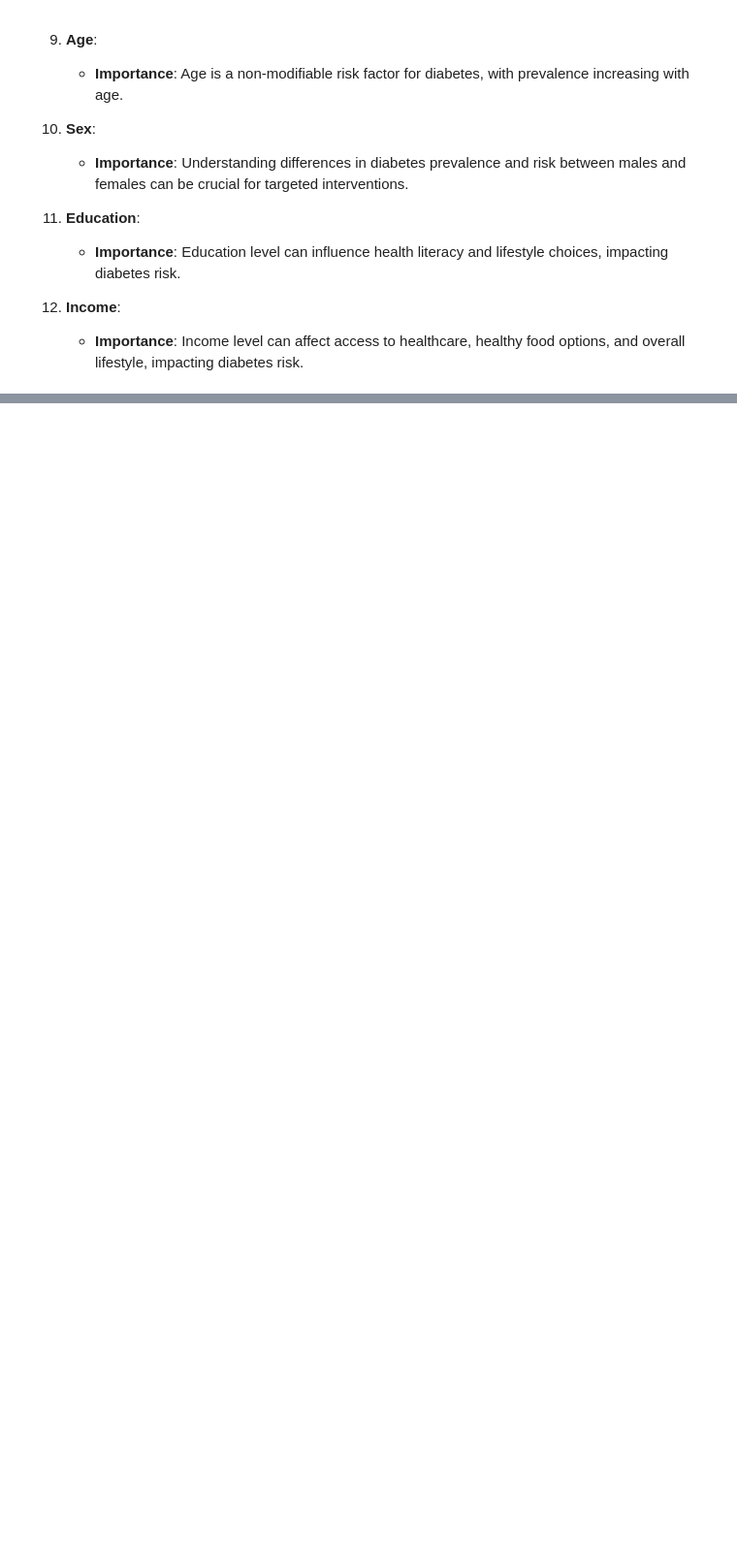
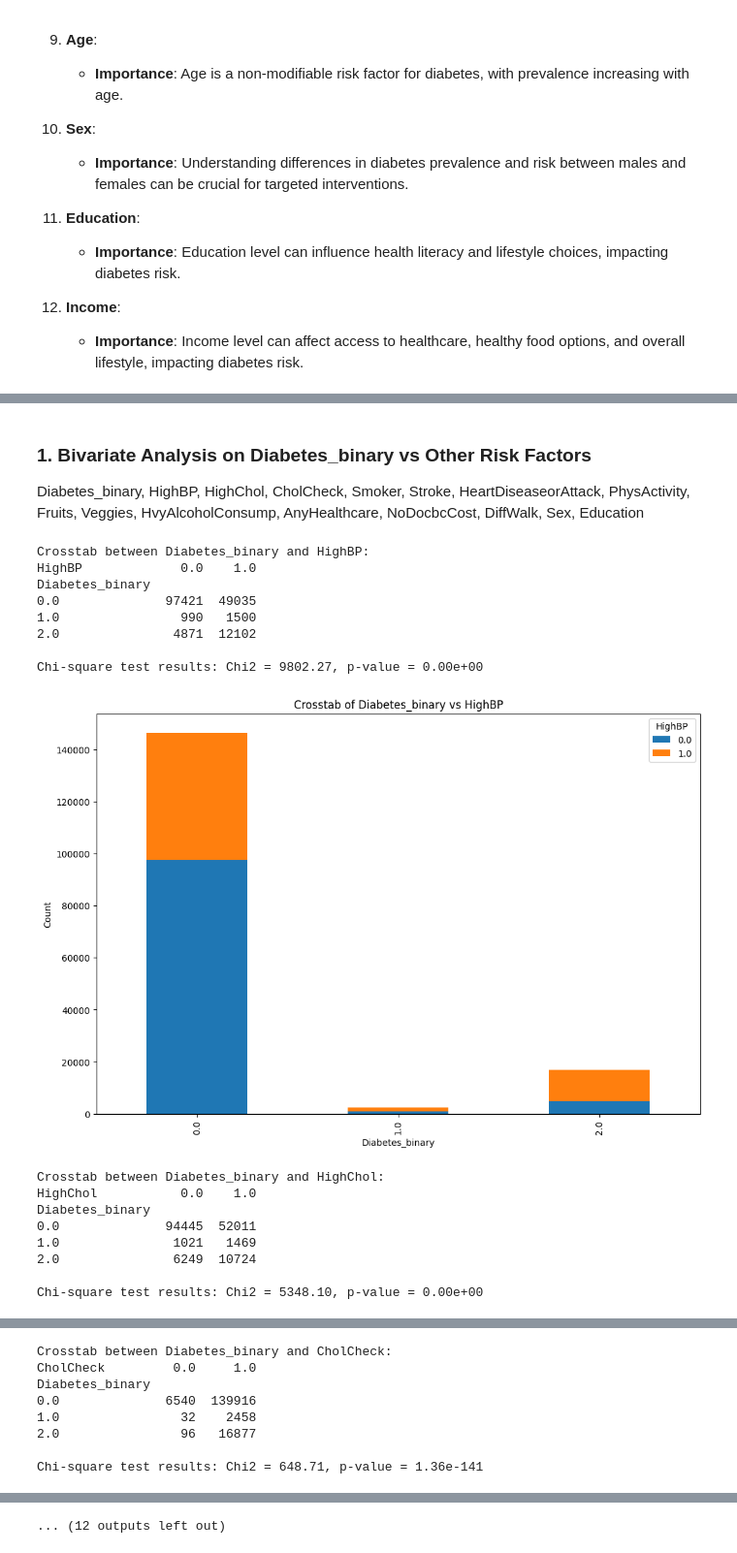
Before and after one commit to shuruebale/Moringa-Capstone-Project, a Jupyter notebook: CAPSTONE PROJECT/CDC_Diabetes_Health_Indicators.ipynb, the cells around one changed output, grey strips where cells are left out. Shown at 97% size. Saved outputs shown, nothing was run; the diff lists cells and outputs as text; code cells hidden in the pictures; blank space fills up the shorter version.

```diff
--- a/CAPSTONE PROJECT/CDC_Diabetes_Health_Indicators.ipynb
+++ b/CAPSTONE PROJECT/CDC_Diabetes_Health_Indicators.ipynb
@@ -253,0 +324,70 @@ This dataset is from the UCI Machine Learning Repository and contains health ind
+# %% [markdown]
+### 1. Bivariate Analysis on Diabetes_binary vs Other Risk Factors
+Diabetes_binary, HighBP, HighChol, CholCheck, Smoker, Stroke, HeartDiseaseorAttack,
+PhysActivity, Fruits, Veggies, HvyAlcoholConsump, AnyHealthcare, NoDocbcCost, DiffWalk,
+Sex, Education
+# %%
+import seaborn as sns
+import pandas as pd
+import matplotlib.pyplot as plt
+from scipy.stats import chi2_contingency
+
+# Function to create a crosstab and perform chi-square test for categorical variables
+def crosstab_analysis(data, col1, col2):
+    crosstab = pd.crosstab(data[col1], data[col2])
+    chi2, p, dof, expected = chi2_contingency(crosstab)
+
+
+    print(f"Crosstab between {col1} and {col2}:")
+    print(crosstab)
+    print(f"\nChi-square test results: Chi2 = {chi2:.2f}, p-value = {p:.2e}\n")
+
+    crosstab.plot(kind='bar', stacked=True, figsize=(12, 8))
+    plt.title(f'Crosstab of {col1} vs {col2}')
+    plt.xlabel(col1)
+    plt.ylabel('Count')
+    plt.show()
+
+# Continuous variables for correlation matrix
+continuous_vars = ['BMI', 'MentHlth', 'PhysHlth', 'Age', 'GenHlth', 'Income']
+
+# List of categorical variables
+categorical_vars = ['Diabetes_binary', 'HighBP', 'HighChol', 'CholCheck', 'Smoker',
+                    'Stroke', 'HeartDiseaseorAttack', 'PhysActivity', 'Fruits',
+                    'Veggies', 'HvyAlcoholConsump', 'AnyHealthcare', 'NoDocbcCost',
+                    'DiffWalk', 'Sex', 'Education']
+
+# Example crosstab analysis between categorical variables
+
+crosstab_analysis(data, 'Diabetes_binary', 'HighBP')
+crosstab_analysis(data, 'Diabetes_binary', 'HighChol')
+crosstab_analysis(data, 'Diabetes_binary', 'CholCheck')
+crosstab_analysis(data, 'Diabetes_binary', 'Smoker')
+crosstab_analysis(data, 'Diabetes_binary', 'Stroke')
+crosstab_analysis(data, 'Diabetes_binary', 'HeartDiseaseorAttack')
+crosstab_analysis(data, 'Diabetes_binary', 'AnyHealthcare')
+crosstab_analysis(data, 'Diabetes_binary', 'NoDocbcCost')
+crosstab_analysis(data, 'Diabetes_binary', 'DiffWalk')
+crosstab_analysis(data, 'Diabetes_binary', 'HighBP')
+crosstab_analysis(data, 'Diabetes_binary', 'Sex')
+crosstab_analysis(data, 'Diabetes_binary', 'Education')
+
+# You can perform more crosstab analysis between other pairs of categorical variables as needed
+# %% [output]
+Crosstab between Diabetes_binary and HighBP:
+HighBP             0.0    1.0
+Diabetes_binary
+0.0              97421  49035
+1.0                990   1500
+2.0               4871  12102
+
+Chi-square test results: Chi2 = 9802.27, p-value = 0.00e+00
+[figure, added]
+Crosstab between Diabetes_binary and HighChol:
+HighChol           0.0    1.0
+Diabetes_binary
+0.0              94445  52011
+1.0               1021   1469
+2.0               6249  10724
+
+Chi-square test results: Chi2 = 5348.10, p-value = 0.00e+00
@@ -253,0 +395,8 @@ This dataset is from the UCI Machine Learning Repository and contains health ind
+Crosstab between Diabetes_binary and CholCheck:
+CholCheck         0.0     1.0
+Diabetes_binary
+0.0              6540  139916
+1.0                32    2458
+2.0                96   16877
+
+Chi-square test results: Chi2 = 648.71, p-value = 1.36e-141
@@ -253,0 +431 @@ This dataset is from the UCI Machine Learning Repository and contains health ind
+... (12 outputs left out)
```
Also changed, not shown: parts of 24 cells of this notebook.
